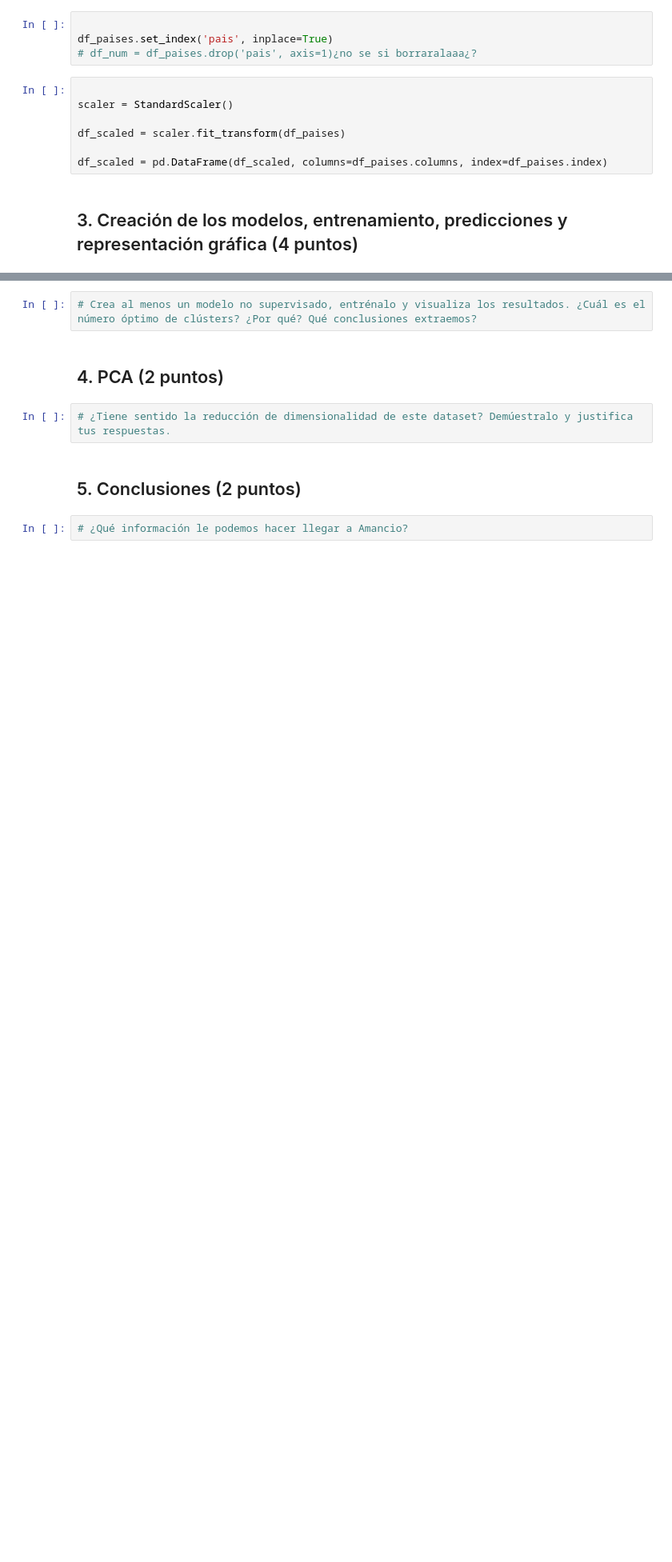
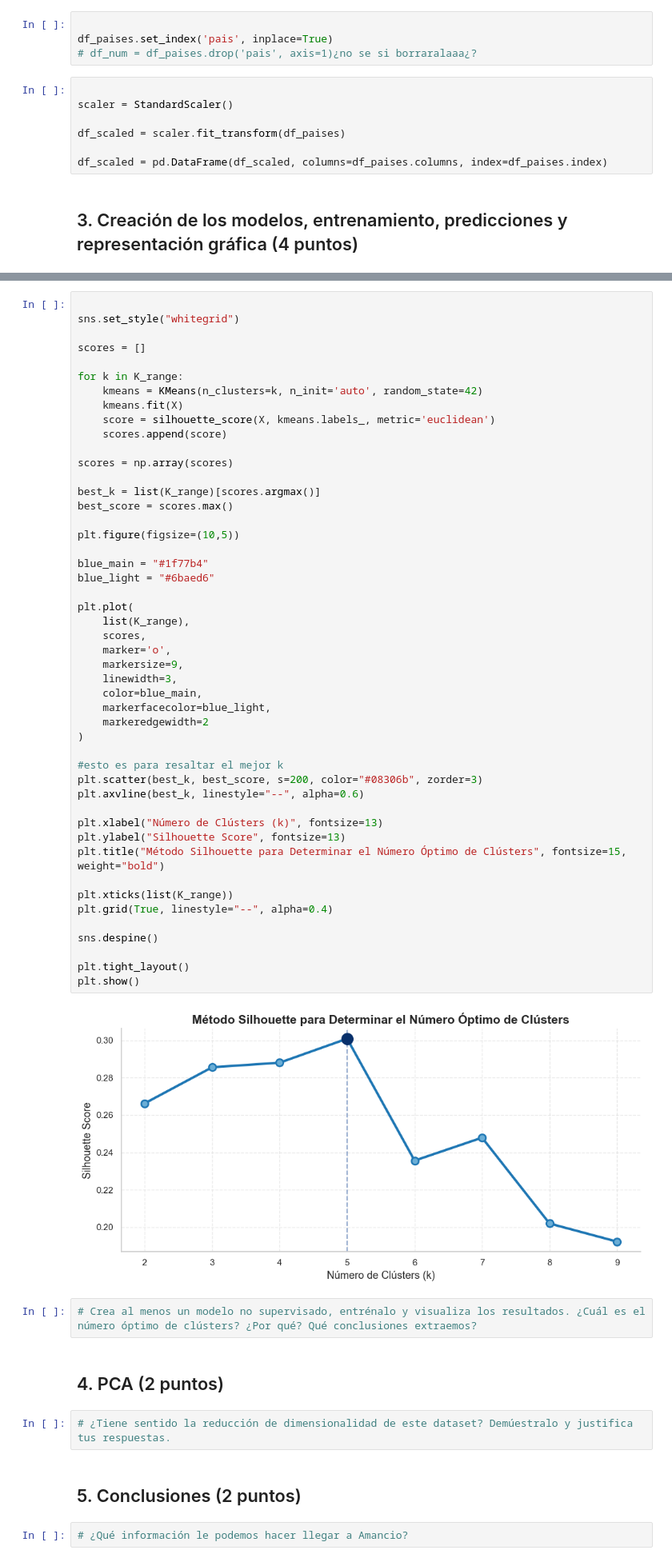
Before and after one commit to nickiiinicole/proyecto-paises-necesitados-ML, a Jupyter notebook: FinalProjectUD3.ipynb, the cells around one changed output, grey strips where cells are left out. Shown at 80% size. Drawn from its saved outputs; the diff is of its cells as text; blank space fills up the shorter version.

```diff
--- a/FinalProjectUD3.ipynb
+++ b/FinalProjectUD3.ipynb
@@ -571,3 +699,53 @@ df_scaled = pd.DataFrame(df_scaled, columns=df_paises.columns, index=df_paises.i
+# %%
+
+sns.set_style("whitegrid")
+
+scores = []
+
+for k in K_range:
+    kmeans = KMeans(n_clusters=k, n_init='auto', random_state=42)
+    kmeans.fit(X)
+    score = silhouette_score(X, kmeans.labels_, metric='euclidean')
+    scores.append(score)
+
+scores = np.array(scores)
+
+best_k = list(K_range)[scores.argmax()]
+best_score = scores.max()
+
+plt.figure(figsize=(10,5))
+
+blue_main = "#1f77b4"
+blue_light = "#6baed6"
+
+plt.plot(
+    list(K_range),
+    scores,
+    marker='o',
+    markersize=9,
+    linewidth=3,
+    color=blue_main,
+    markerfacecolor=blue_light,
+    markeredgewidth=2
+)
+
+#esto es para resaltar el mejor k
+plt.scatter(best_k, best_score, s=200, color="#08306b", zorder=3)
+plt.axvline(best_k, linestyle="--", alpha=0.6)
+
+plt.xlabel("Número de Clústers (k)", fontsize=13)
+plt.ylabel("Silhouette Score", fontsize=13)
+plt.title("Método Silhouette para Determinar el Número Óptimo de Clústers", fontsize=15, weight="bold")
+
+plt.xticks(list(K_range))
+plt.grid(True, linestyle="--", alpha=0.4)
+
+sns.despine()
+
+plt.tight_layout()
+plt.show()
+# %% [output]
+[figure, added]
 # %%
 # Crea al menos un modelo no supervisado, entrénalo y visualiza los resultados. ¿Cuál es el número óptimo de clústers? ¿Por qué? Qué conclusiones extraemos?
 # %% [markdown]
```
Also changed, not shown: parts of 7 cells of this notebook.
